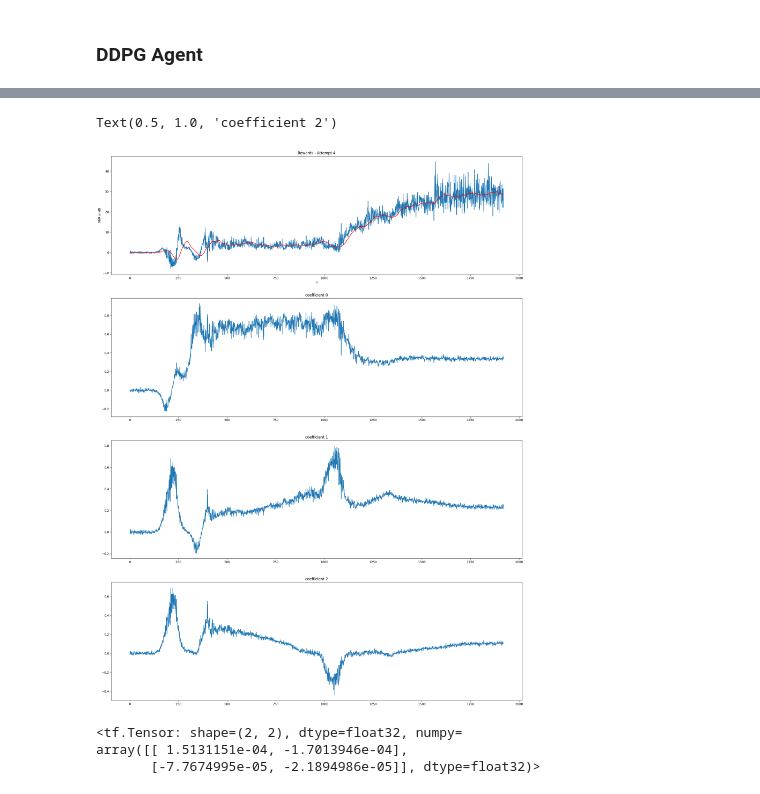
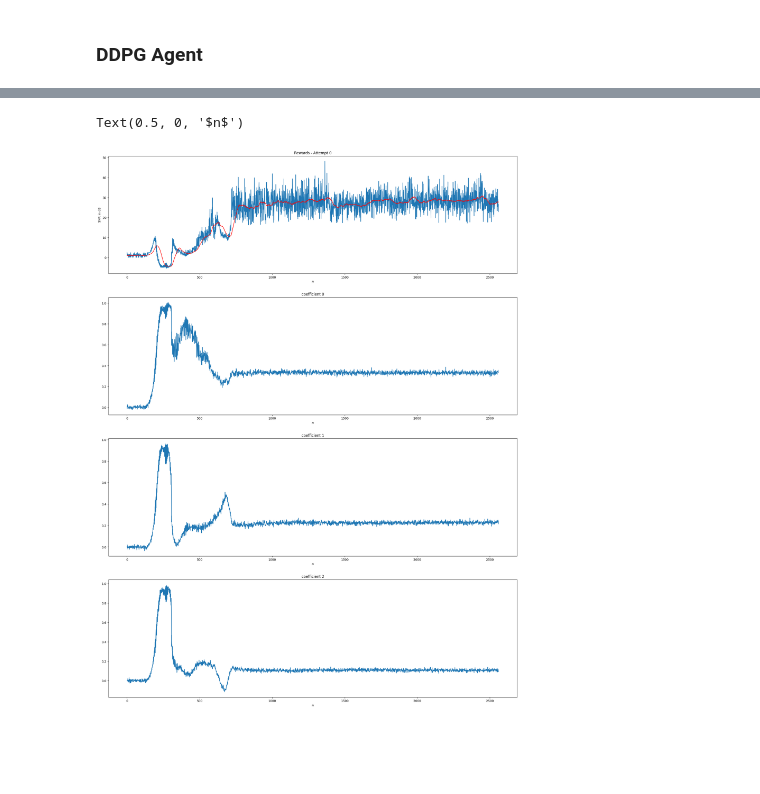
Before and after one commit to rajapaksha-rmpap/FYP, a Jupyter notebook: stage_1/notebook-stage_1.3.3.ipynb, the cells around one changed output, grey strips where cells are left out. Drawn from its saved outputs; the diff is of its cells as text; code cells hidden in the pictures; blank space fills up the shorter version.

```diff
--- a/stage_1/notebook-stage_1.3.3.ipynb
+++ b/stage_1/notebook-stage_1.3.3.ipynb
@@ -93,8 +93,13 @@ class ReceiverEnv(gym.Env):
 
         super().reset(seed=seed, options=None) # options must be forced to None
 
+        # set show_effect option
+        self.show_effect = True
+        if isinstance(options, dict) and 'show_effect' in options:
+            self.show_effect = options['show_effect']
+
         # reset the counters
-        if options is dict and 'reset_all' in options and options['reset_all'] == True:
+        if isinstance(options, dict) and 'reset_all' in options and options['reset_all'] == True:
             self.global_counter  = 0
             self.episode_counter = 0
         self.counter = 0
@@ -106,7 +111,7 @@ class ReceiverEnv(gym.Env):
         with open(self.audio_json) as audio_json_file:
             train_audio_names = json.load(audio_json_file)["train"]
         audio_num = 0 # default audio track - 'vignesh.wav'
-        if options is dict and 'audio_num' in options:
+        if isinstance(options, dict) and 'audio_num' in options:
             audio_num = options['audio_num']
 
         # i = np.random.randint(low=1, high=self.audio_num) # len(train_audio_names)
@@ -134,7 +139,6 @@ class ReceiverEnv(gym.Env):
 
         # get signal partition from the buffer
         partition = self.state
-        # print(f"step: {self.counter}, state: {partition}")
 
         # generating the next state
         terminated = False
@@ -146,8 +150,6 @@ class ReceiverEnv(gym.Env):
         # apply the filter to the current state (not on the next state)
         filtered = apply_filter(filter, partition)[(self.N-1)//2 : (self.N-1)//2 + self.S]
         target   = self.target_signal[(self.N-1)//2 + self.S * (self.counter - 1) : (self.N-1)//2 + self.S * (self.counter - 1) + self.S]
-        # print(f"filtered: {filtered}")
-        # print(f"target:   {target}")
 
         # calculate the reward (SNR)
         reward = SNR(target, filtered)
@@ -155,7 +157,7 @@ class ReceiverEnv(gym.Env):
             raise Exception(f"reward value is not a number...\ntarget: {target}\nfiltered: {filtered}\nfilter: {filter}")
 
         # if self.counter % 50 == 1:
-        print(f"step: {self.counter}, SNR: {reward}, filter: {filter}")
+        if self.show_effect: print(f"step: {self.counter}, SNR: {reward}, filter: {filter}")
 
         # truncating the episode
         truncated = False
@@ -677,29 +647,32 @@ def smoother(array, window_size=10):
 # %%
-attempt_no = 4
+def smoother(array, window_size=10):
+    temp = [np.average(array[:window_size])] * window_size
+    for i in range(window_size, len(array)):
+        temp.append(np.average(array[i-window_size:i]))
+    return temp
+
+attempt_no = 0
 fig, ax = plt.subplots(nrows=4, ncols=1, figsize=(24, 32))
+
 ax[0].plot(np.array(reward_history))
 ax[0].plot(smoother(reward_history, window_size=50), 'r')
 ax[0].set_title(f"Rewards - Attempt {attempt_no}")
 ax[0].set_xlabel('$n$')
 ax[0].set_ylabel('SNR in dB')
+
 ax[1].plot(np.array(action_history)[:, 0])
 ax[1].set_title("coefficient 0")
+ax[1].set_xlabel('$n$')
 ax[2].plot(np.array(action_history)[:, 1])
 ax[2].set_title("coefficient 1")
+ax[2].set_xlabel('$n$')
 ax[3].plot(np.array(action_history)[:, 2])
 ax[3].set_title("coefficient 2")
+ax[3].set_xlabel('$n$')
+
 # plt.plot(np.array(reward_history))
 
 # plt.savefig(f'plots/output_plot-{attempt_no} (less LNs, tanh actions, reduced buffer).jpg')
 # %% [output]
-Text(0.5, 1.0, 'coefficient 2')
+Text(0.5, 0, '$n$')
-[figure, old version]
+[figure, new version]
-# %%
-# testing - initializers
-
-final_layer_initializer = RandomUniform(minval=-3*10**-4, maxval=3*10**-4)
-final_layer_initializer(shape=(2, 2))
-# %% [output]
-<tf.Tensor: shape=(2, 2), dtype=float32, numpy=
-array([[ 1.5131151e-04, -1.7013946e-04],
-       [-7.7674995e-05, -2.1894986e-05]], dtype=float32)>
```
Also changed, not shown: parts of 14 cells of this notebook.
